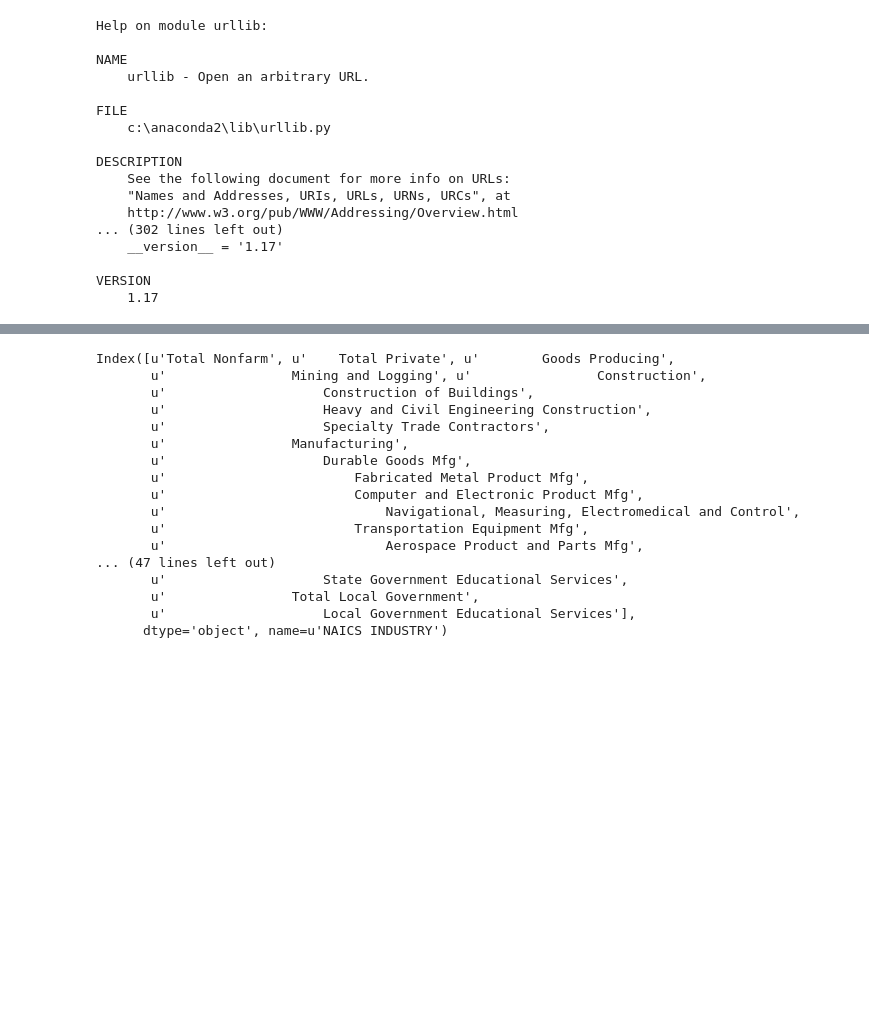
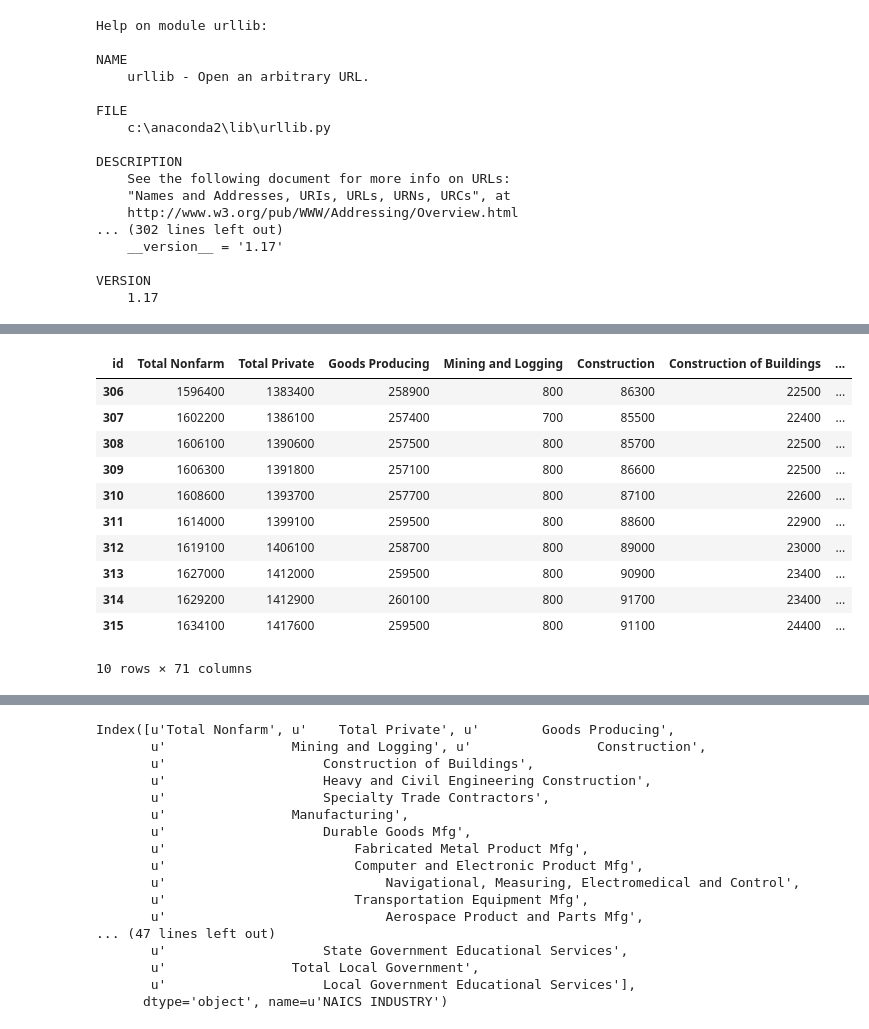
Before and after one commit to jalaljahir/wa_esd_emp, a Jupyter notebook: monthly_emp_update_ESD.ipynb, the cells around one changed output, grey strips where cells are left out. Saved outputs shown, nothing was run; the diff lists cells and outputs as text; code cells hidden in the pictures; blank space fills up the shorter version.

```diff
--- a/monthly_emp_update_ESD.ipynb
+++ b/monthly_emp_update_ESD.ipynb
@@ -77,0 +85,41 @@ df_sa_king.head()
+# %%
+#transposing caused the date column to be the index column, so
+#extracting the date information to another column named "date_stamp"
+
+df_sa_kin_sno['date_stamp'] = df_sa_kin_sno.index
+# %%
+#deleting the first data row (not the header) containing NAICS info
+#entirely for formatting purposes
+
+df_sa_kin_sno = df_sa_kin_sno.ix[1:]
+# %%
+#Resetting the index of the dataframe
+#as we already copied the date info into another column, nothing to worry
+
+df_sa_kin_sno = df_sa_kin_sno.reset_index(drop =True)
+
+#renaming the index colum from "NAICS Industy" to "id"
+
+df_sa_kin_sno.columns.names = ["id"]
+# %%
+#get a column for year and one for month (note the foramting for month)
+df_sa_kin_sno["year"] = df_sa_kin_sno["date_stamp"].dt.year
+df_sa_kin_sno["month"] = df_sa_kin_sno["date_stamp"].dt.strftime("%b")
+
+#get the month column to string (not essential)
+df_sa_kin_sno["month"] = df_sa_kin_sno["month"].astype("str")
+# %%
+df_sa_kin_sno.tail(10)
+# %% [output]
+| id | Total Nonfarm | Total Private | Goods Producing | Mining and Logging | Construction | Construction of Buildings | ... |
+| 306 | 1596400 | 1383400 | 258900 | 800 | 86300 | 22500 | ... |
+| 307 | 1602200 | 1386100 | 257400 | 700 | 85500 | 22400 | ... |
+| 308 | 1606100 | 1390600 | 257500 | 800 | 85700 | 22500 | ... |
+| 309 | 1606300 | 1391800 | 257100 | 800 | 86600 | 22500 | ... |
+| 310 | 1608600 | 1393700 | 257700 | 800 | 87100 | 22600 | ... |
+| 311 | 1614000 | 1399100 | 259500 | 800 | 88600 | 22900 | ... |
+| 312 | 1619100 | 1406100 | 258700 | 800 | 89000 | 23000 | ... |
+| 313 | 1627000 | 1412000 | 259500 | 800 | 90900 | 23400 | ... |
+| 314 | 1629200 | 1412900 | 260100 | 800 | 91700 | 23400 | ... |
+| 315 | 1634100 | 1417600 | 259500 | 800 | 91100 | 24400 | ... |
+10 rows × 71 columns
```
Also changed, not shown: parts of 31 cells of this notebook, 2 other files.
